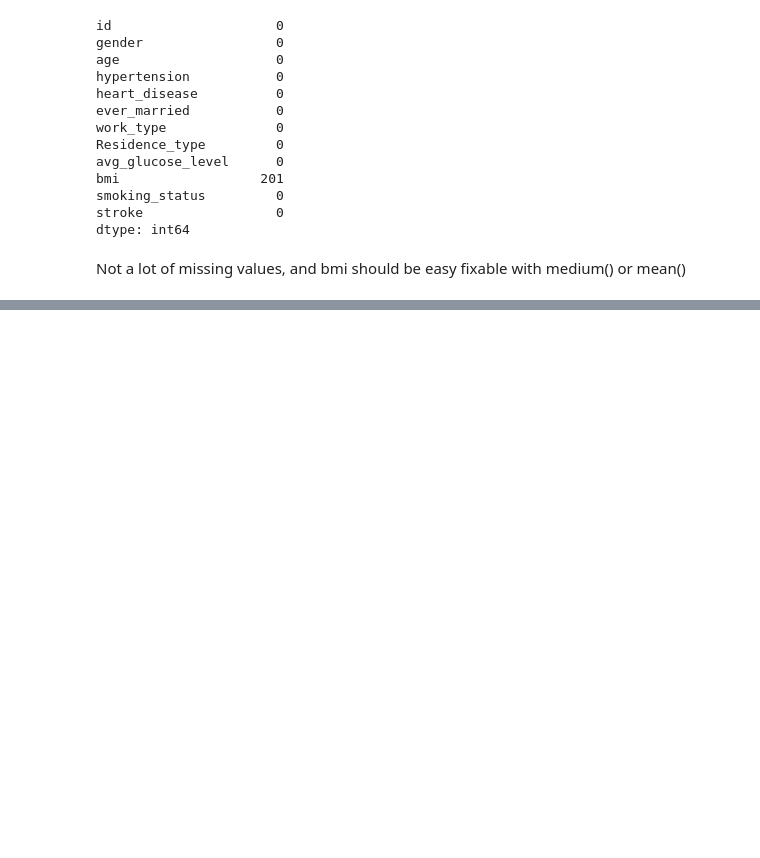
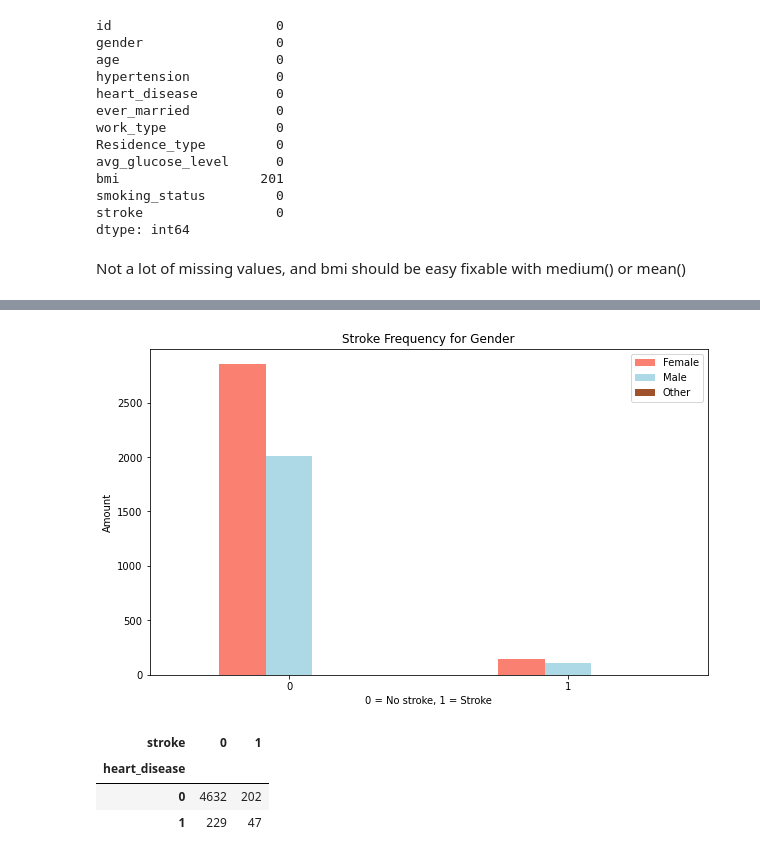
Before and after one commit to NikolaTosic-sudo/stroke_project, a Jupyter notebook: Full Project Notebook.ipynb, the cells around one changed output, grey strips where cells are left out. Cells and saved outputs as stored; diff of their text form; code cells hidden in the pictures; blank space fills up the shorter version.

Commit message:
Update Full Project Notebook.ipynb
Comparing different columns and plotting them

```diff
--- a/Full Project Notebook.ipynb
+++ b/Full Project Notebook.ipynb
@@ -158,0 +168,6 @@ Not a lot of missing values, and bmi should be easy fixable with medium() or mea
+# %%
+# Removing ID column, we don't need it to predict stroke, and Pandas generated IDs for every patient
+
+df_changed = df.drop('id', axis=1)
+
+df_changed.head()
@@ -158,0 +193,23 @@ Not a lot of missing values, and bmi should be easy fixable with medium() or mea
+# %%
+# Ploting comparison
+
+pd.crosstab(df_changed.stroke, df_changed.gender).plot(kind='bar', color=['salmon', 'lightblue', 'sienna'], figsize=(10, 6))
+
+plt.title('Stroke Frequency for Gender')
+plt.xlabel('0 = No stroke, 1 = Stroke')
+plt.ylabel('Amount')
+plt.legend(['Female', 'Male', 'Other'])
+plt.xticks(rotation=0);
+
+plt.savefig('stroke_frequency_for_gender.png')
+# %% [output]
+[figure, added]
+# %%
+# More comparison
+
+pd.crosstab(df_changed.heart_disease, df_changed.stroke)
+# %% [output]
+| stroke | 0 | 1 |
+| heart_disease |  |  |
+| 0 | 4632 | 202 |
+| 1 | 229 | 47 |
```
Also changed, not shown: parts of 8 cells of this notebook.
